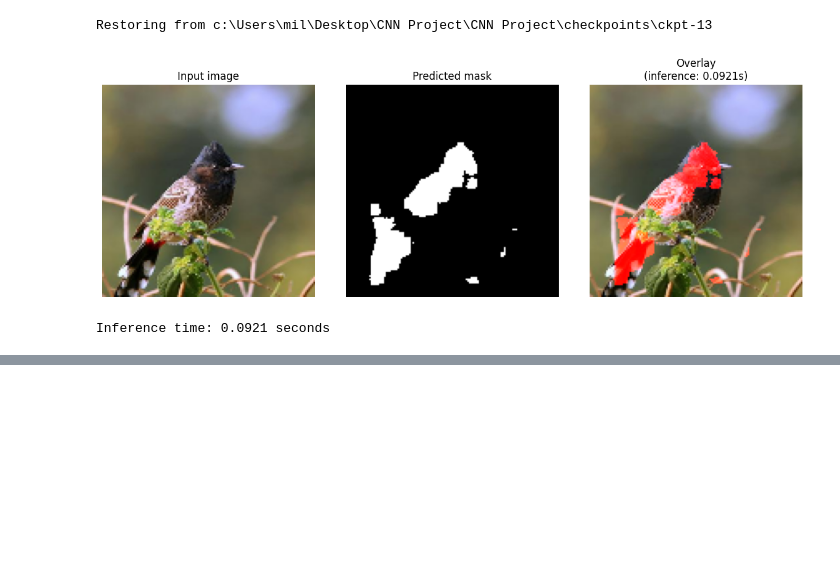
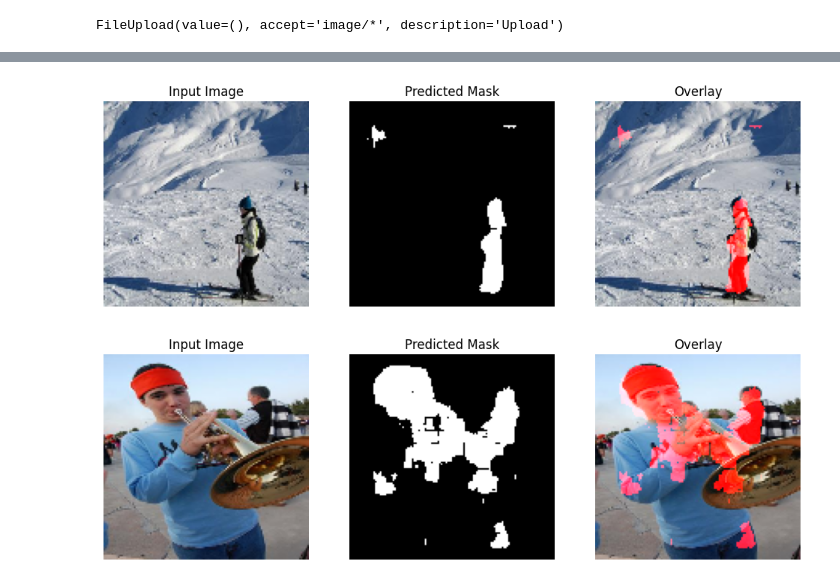
Before and after one commit to ibranijon/Jon_Ibrani_SOD_PROJECT, a Jupyter notebook: CNN Project/app.ipynb, the cells around one changed output, grey strips where cells are left out. Cells and saved outputs as stored; diff of their text form; code cells hidden in the pictures; blank space fills up the shorter version.

Commit message:
upload box for notebook

```diff
--- a/CNN Project/app.ipynb
+++ b/CNN Project/app.ipynb
@@ -82,15 +81,53 @@ def show_results(image, mask, infer_time=None):
     plt.show()
 # %%
-model = load_trained_model()
+import ipywidgets as widgets
+from IPython.display import display
+
+upload_box = widgets.FileUpload(
+    accept='image/*',
+    multiple=False
+)
+
+display(upload_box)
 # %% [output]
-Restoring from c:\Users\mil\Desktop\CNN Project\CNN Project\checkpoints\ckpt-13
+FileUpload(value=(), accept='image/*', description='Upload')
 # %%
-image_path = "Dataset/Image/ILSVRC2012_test_00000105.jpg"  # change this
+def process_uploaded_image():
+    if not upload_box.value:
+        print("Please upload an image first.")
+        return
 
-image = preprocess_image(image_path)
-mask, infer_time = predict(model, image)
-show_results(image, mask, infer_time)
-print(f"Inference time: {infer_time:.4f} seconds")
+    raw = upload_box.value
+
+    # Handle tuple OR dict formats
+    if isinstance(raw, (tuple, list)):
+        file_content = raw[0]['content']
+    elif isinstance(raw, dict):
+        file_content = list(raw.values())[0]['content']
+    else:
+        print("Unsupported upload format.")
+        return
+
+    # Convert bytes → numpy image
+    img_bytes = np.frombuffer(file_content, np.uint8)
+    img_bgr = cv2.imdecode(img_bytes, cv2.IMREAD_COLOR)
+
+    # Preprocess → predict
+    img = preprocess_image_array(img_bgr)
+    mask, infer_time = predict(model, img)
+
+    # Display results
+    show_results(img, mask)
+    print(f"Inference time: {infer_time:.4f} seconds")
-# %% [output]
-[figure, removed]
-Inference time: 0.0921 seconds
+# %%
+run_btn = widgets.Button(
+    description="Run Prediction",
+    button_style="success"
+)
+
+def on_click_run(b):
+    process_uploaded_image()
+
+run_btn.on_click(on_click_run)
+display(run_btn)
+# %% [output]
@@ -96,0 +135,2 @@ Inference time: 0.0921 seconds
+[figure, added]
+[figure, added]
```
Also changed, not shown: parts of 6 cells of this notebook.
